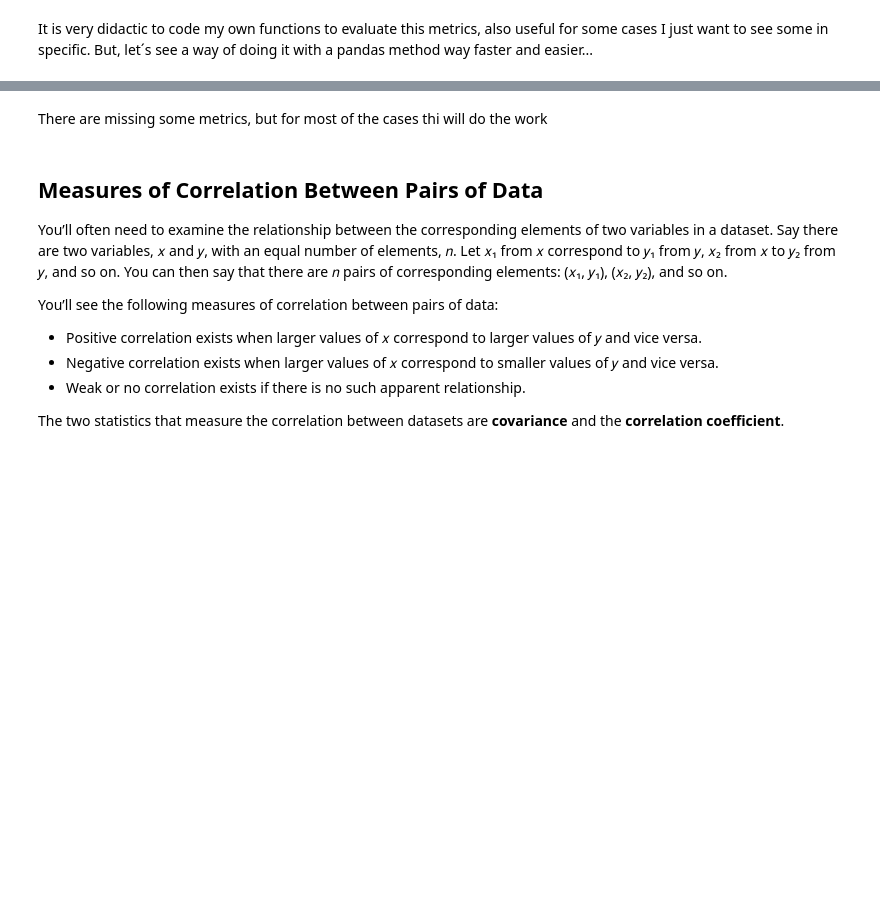
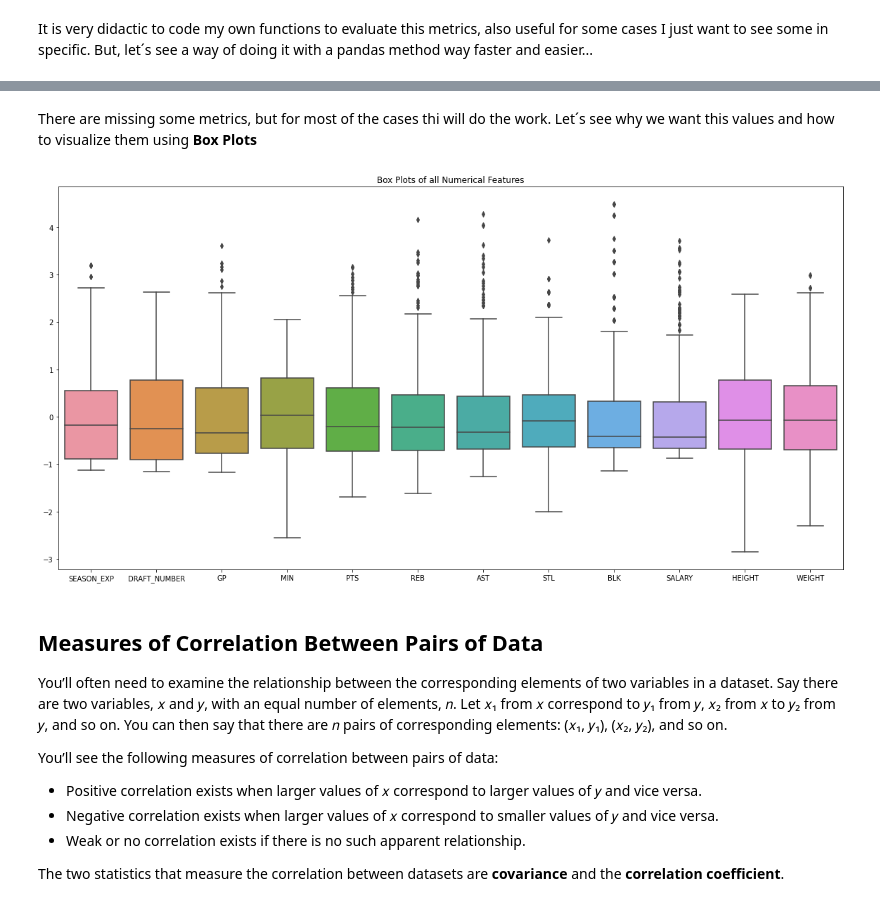
Before and after one commit to santiagoromero20/NBAPredictions, a Jupyter notebook: NBAPredictions.ipynb, the cells around one changed output, grey strips where cells are left out. Saved outputs shown, nothing was run; the diff lists cells and outputs as text; code cells hidden in the pictures; blank space fills up the shorter version.

```diff
--- a/NBAPredictions.ipynb
+++ b/NBAPredictions.ipynb
@@ -359,7 +360,11 @@ data.describe()
 | 75% | 7.000000 | 30.000000 | 511.000000 | 28.700000 | 13.400000 | 5.100000 | 2.900000 | 0.900000 | 0.600000 | 1.190383e+07 | ... |
 | max | 18.000000 | 60.000000 | 1366.000000 | 38.200000 | 27.200000 | 13.300000 | 9.500000 | 2.100000 | 2.300000 | 4.578097e+07 | ... |
 # %% [markdown]
-There are missing some metrics, but for most of the cases thi will do the work
+There are missing some metrics, but for most of the cases thi will do the work. Let´s see why we want this values and how to visualize them using **Box Plots**
+# %%
+visualizations.boxplot_all_features(data)
+# %% [output]
+[figure, added]
 # %% [markdown]
 ## Measures of Correlation Between Pairs of Data
 
```
Also changed, not shown: parts of 3 cells of this notebook.
